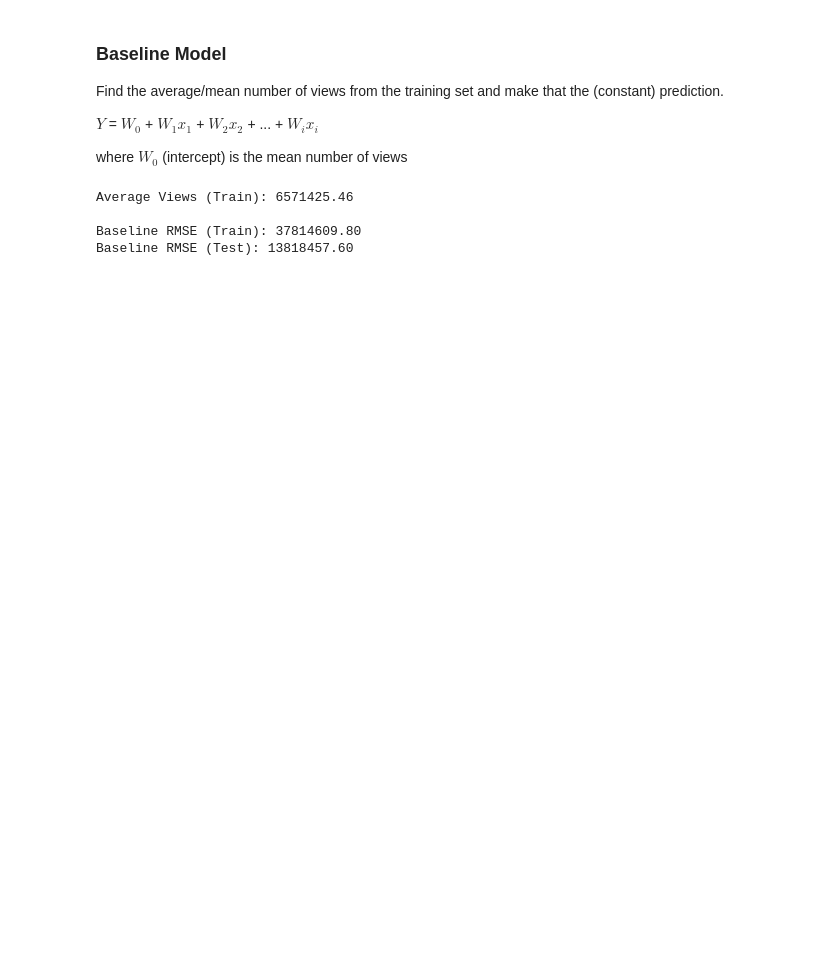
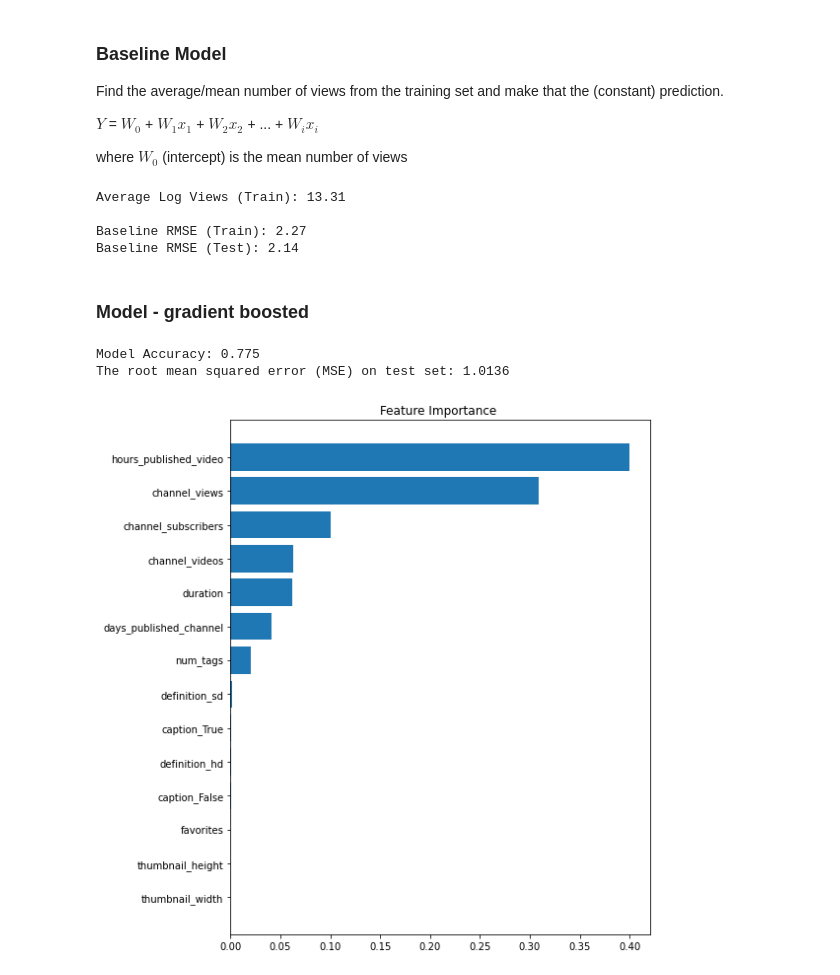
Before and after one commit to maxencefrenette/youtube-views-predictor, a Jupyter notebook: src/models/models.ipynb, the cells around one changed output. Saved outputs shown, nothing was run; the diff lists cells and outputs as text; code cells hidden in the pictures; blank space fills up the shorter version.

Commit message:
added pre-processing and gradient boosted regression model

```diff
--- a/src/models/models.ipynb
+++ b/src/models/models.ipynb
@@ -79,6 +138,11 @@ yt_data
 yt_train = yt_data[:1000]
 yt_test = yt_data[1000:]
 
+X_yt_train = yt_train.drop(['log_views'], axis=1)
+y_yt_train = yt_train['log_views']
+X_yt_test = yt_test.drop(['log_views'], axis=1)
+y_yt_test = yt_test['log_views']
+
 print("Train Shape:", yt_train.shape)
 print("Test Shape:", yt_test.shape)
 # %% [output]
@@ -99,22 +163,68 @@ base_train_1s = np.ones(shape=(yt_train.shape[0], 1))
 base_test_1s = np.ones(shape=(yt_test.shape[0], 1))
 
 # baseline model's bias/intercept is the average # of views in the training set
-print(f"Average Views (Train): {np.mean(yt_train['views']):0.2f}\n")
-base_weights = np.array([np.mean(yt_train['views'])])
+print(f"Average Log Views (Train): {np.mean(yt_train['log_views']):0.2f}\n")
+base_weights = np.array([np.mean(yt_train['log_views'])])
 
 # calculate predictions, errors, and rmse for training set
 base_train_predictions = np.dot(base_train_1s, base_weights.transpose())
-base_train_errors = base_train_predictions - yt_train['views']
+base_train_errors = base_train_predictions - yt_train['log_views']
 base_train_rmse = np.mean(base_train_errors ** 2) ** 0.5
 print(f"Baseline RMSE (Train): {base_train_rmse:0.2f}")
 
 # calculate predictions, errors, and rmse for test set
 base_test_predictions = np.dot(base_test_1s, base_weights.transpose())
-base_test_errors = base_test_predictions - yt_test['views']
+base_test_errors = base_test_predictions - yt_test['log_views']
 base_test_rmse = np.mean(base_test_errors ** 2) ** 0.5
 print(f"Baseline RMSE (Test): {base_test_rmse:0.2f}")
 # %% [output]
-Average Views (Train): 6571425.46
+Average Log Views (Train): 13.31
 
-Baseline RMSE (Train): 37814609.80
-Baseline RMSE (Test): 13818457.60
+Baseline RMSE (Train): 2.27
+Baseline RMSE (Test): 2.14
+# %% [markdown]
+### Model - gradient boosted
+# %%
+import tensorflow as tf
+from sklearn.ensemble import GradientBoostingRegressor
+from sklearn.model_selection import train_test_split
+from sklearn.metrics import mean_squared_error
+from sklearn.preprocessing import StandardScaler
+
+sc = StandardScaler()
+X_yt_train_std = sc.fit_transform(X_yt_train)
+X_yt_test_std = sc.transform(X_yt_test)
+
+boosted_model = GradientBoostingRegressor(n_estimators=1000, learning_rate=0.1, max_depth=5, random_state=42)
+boosted_model.fit(X_yt_train_std, y_yt_train)
+
+# Print Coefficient of determination R^2
+print("Model Accuracy: %.3f" % boosted_model.score(X_yt_test_std, y_yt_test))
+
+# Create the mean squared error
+rmse = np.sqrt(mean_squared_error(y_yt_test, boosted_model.predict(X_yt_test_std)))
+print("The root mean squared error (MSE) on test set: {:.4f}".format(rmse))
+# %% [output]
+Model Accuracy: 0.775
+The root mean squared error (MSE) on test set: 1.0136
+# %%
+import numpy as np
+import matplotlib.pyplot as plt
+from sklearn.inspection import permutation_importance
+#
+# Get Feature importance data using feature_importances_ attribute
+#
+feature_importance = boosted_model.feature_importances_
+sorted_idx = np.argsort(feature_importance)
+pos = np.arange(sorted_idx.shape[0]) + .5
+fig = plt.figure(figsize=(8, 8))
+plt.barh(pos, feature_importance[sorted_idx], align='center')
+plt.yticks(pos, np.array(list(X_yt_train.columns))[sorted_idx])
+plt.title('Feature Importance ')
+result = permutation_importance(boosted_model, X_yt_test_std, y_yt_test, n_repeats=10,
+                                random_state=42, n_jobs=2)
+sorted_idx = result.importances_mean.argsort()
+fig.tight_layout()
+plt.show()
+# %% [output]
+[figure, added]
```
Also changed, not shown: parts of 9 cells of this notebook.
